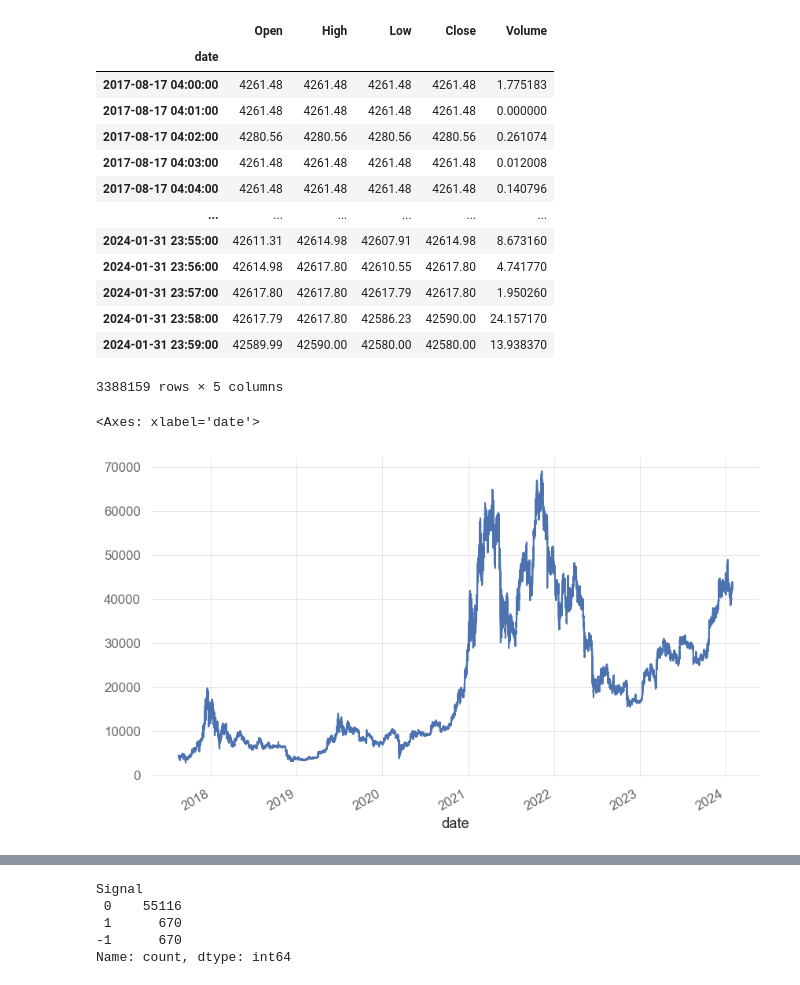
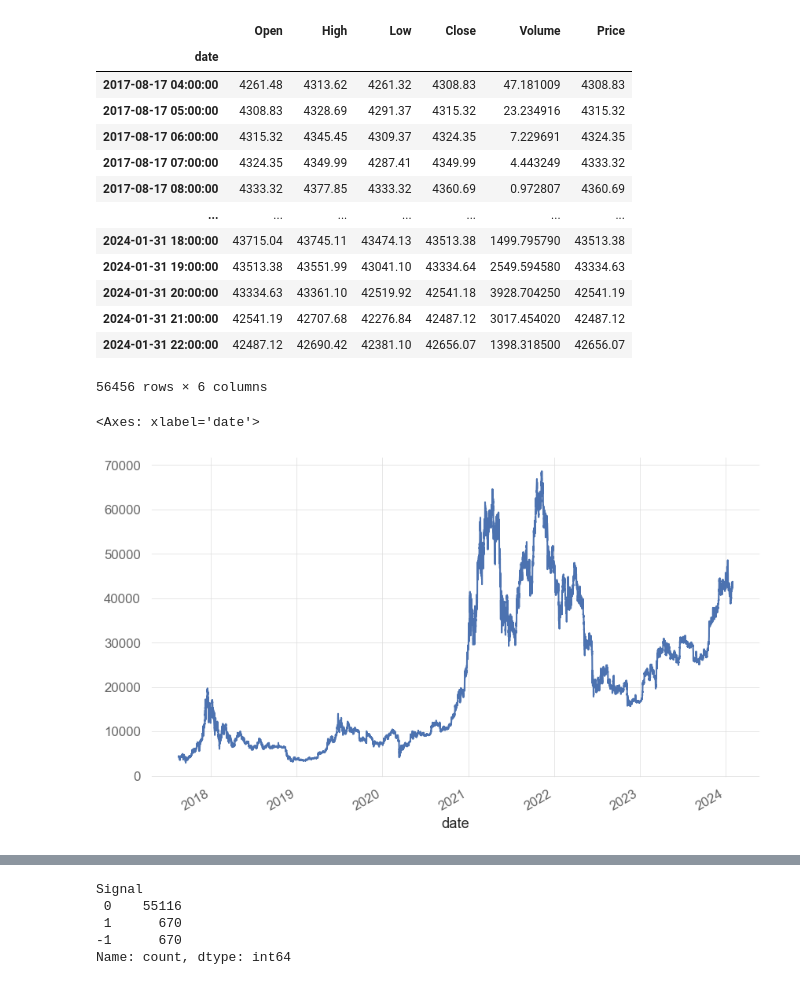
Before and after one commit to sharavsambuu/trading-cost-analysis, a Jupyter notebook: btc_macross_backtesting.ipynb, the cells around one changed output, grey strips where cells are left out. Cells and saved outputs as stored; diff of their text form; code cells hidden in the pictures.

```diff
--- a/btc_macross_backtesting.ipynb
+++ b/btc_macross_backtesting.ipynb
@@ -23,24 +23,32 @@ df_ = pd.read_csv("./data/crypto-spot/BTCUSDT.csv", parse_dates=True, index_col=
 df_.index = pd.to_datetime(df_.index, format='mixed')
 df_.index = pd.DatetimeIndex(df_.index)
 
-df_
+hours               = 1
+timeframe_by_minute = hours*60
+timeframe = f"{timeframe_by_minute}Min"
+
+df = df_.resample(timeframe).agg({'Open':'first', 'High':'max', 'Low':'min', 'Close':'last', 'Volume': 'sum'})
+df['Price'] = df['Open'].shift(-1)
+df.dropna(inplace=True)
+
+df
 # %% [output]
-|  | Open | High | Low | Close | Volume |
-| date |  |  |  |  |  |
-| 2017-08-17 04:00:00 | 4261.48 | 4261.48 | 4261.48 | 4261.48 | 1.775183 |
-| 2017-08-17 04:01:00 | 4261.48 | 4261.48 | 4261.48 | 4261.48 | 0.000000 |
-| 2017-08-17 04:02:00 | 4280.56 | 4280.56 | 4280.56 | 4280.56 | 0.261074 |
-| 2017-08-17 04:03:00 | 4261.48 | 4261.48 | 4261.48 | 4261.48 | 0.012008 |
-| 2017-08-17 04:04:00 | 4261.48 | 4261.48 | 4261.48 | 4261.48 | 0.140796 |
-| ... | ... | ... | ... | ... | ... |
-| 2024-01-31 23:55:00 | 42611.31 | 42614.98 | 42607.91 | 42614.98 | 8.673160 |
-| 2024-01-31 23:56:00 | 42614.98 | 42617.80 | 42610.55 | 42617.80 | 4.741770 |
-| 2024-01-31 23:57:00 | 42617.80 | 42617.80 | 42617.79 | 42617.80 | 1.950260 |
-| 2024-01-31 23:58:00 | 42617.79 | 42617.80 | 42586.23 | 42590.00 | 24.157170 |
-| 2024-01-31 23:59:00 | 42589.99 | 42590.00 | 42580.00 | 42580.00 | 13.938370 |
+|  | Open | High | Low | Close | Volume | Price |
+| date |  |  |  |  |  |  |
+| 2017-08-17 04:00:00 | 4261.48 | 4313.62 | 4261.32 | 4308.83 | 47.181009 | 4308.83 |
+| 2017-08-17 05:00:00 | 4308.83 | 4328.69 | 4291.37 | 4315.32 | 23.234916 | 4315.32 |
+| 2017-08-17 06:00:00 | 4315.32 | 4345.45 | 4309.37 | 4324.35 | 7.229691 | 4324.35 |
+| 2017-08-17 07:00:00 | 4324.35 | 4349.99 | 4287.41 | 4349.99 | 4.443249 | 4333.32 |
+| 2017-08-17 08:00:00 | 4333.32 | 4377.85 | 4333.32 | 4360.69 | 0.972807 | 4360.69 |
+| ... | ... | ... | ... | ... | ... | ... |
+| 2024-01-31 18:00:00 | 43715.04 | 43745.11 | 43474.13 | 43513.38 | 1499.795790 | 43513.38 |
+| 2024-01-31 19:00:00 | 43513.38 | 43551.99 | 43041.10 | 43334.64 | 2549.594580 | 43334.63 |
+| 2024-01-31 20:00:00 | 43334.63 | 43361.10 | 42519.92 | 42541.18 | 3928.704250 | 42541.19 |
+| 2024-01-31 21:00:00 | 42541.19 | 42707.68 | 42276.84 | 42487.12 | 3017.454020 | 42487.12 |
+| 2024-01-31 22:00:00 | 42487.12 | 42690.42 | 42381.10 | 42656.07 | 1398.318500 | 42656.07 |
-3388159 rows × 5 columns
+56456 rows × 6 columns
 # %%
-df_['Close'].plot()
+df['Close'].plot()
 # %% [output]
 <Axes: xlabel='date'>
-[figure, old version]
+[figure, new version]
```
Also changed, not shown: parts of 17 cells of this notebook, 3 other files.
